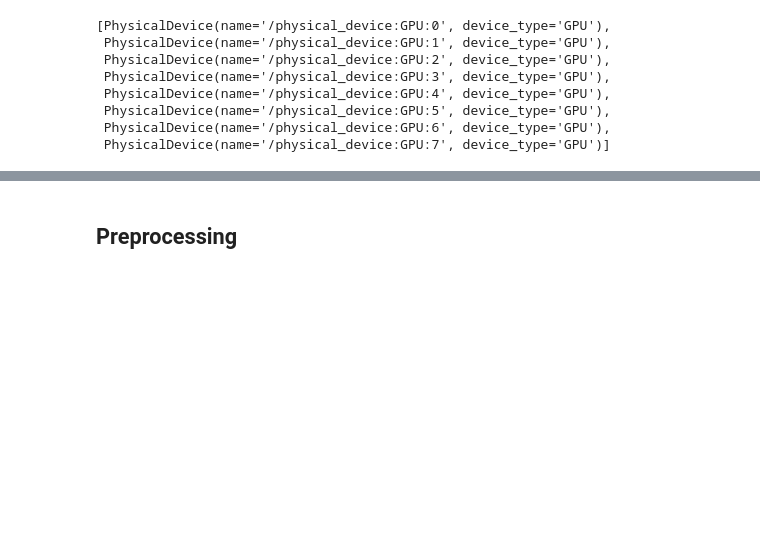
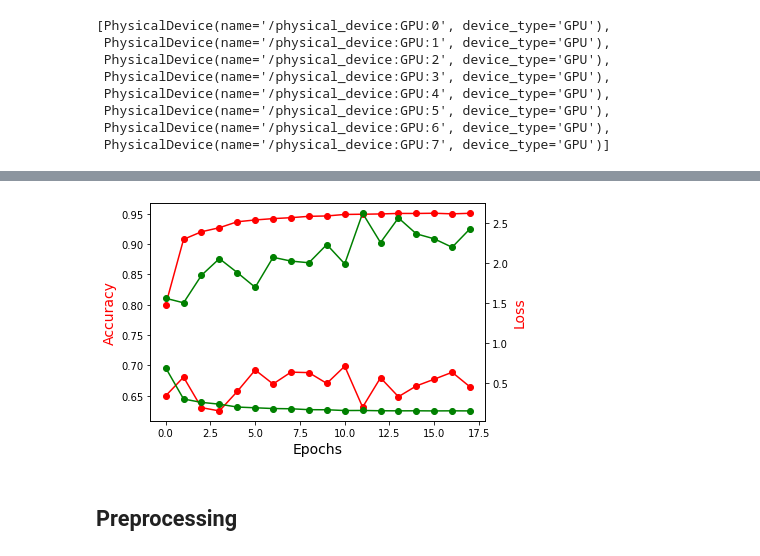
Before and after one commit to Rajatsharma07/Unsupervised-Domain-Adaptation-in-Computer-Vision, a Jupyter notebook: src/AmazonToWebcam.ipynb, the cells around one changed output, grey strips where cells are left out. Saved outputs shown, nothing was run; the diff lists cells and outputs as text; code cells hidden in the pictures; blank space fills up the shorter version.

```diff
--- a/src/AmazonToWebcam.ipynb
+++ b/src/AmazonToWebcam.ipynb
@@ -198,2 +72,6 @@ tf.uint8
 # %%
 os.environ["TF_CPP_MIN_LOG_LEVEL"] = "2"
+# %%
+log_path = r"/root/Master-Thesis2/code/logs/5_Xception_SourceOnly/20210301-074025/training_logs.csv"
+# %%
+logdd = pd.read_csv(log_path,sep=";")
@@ -200,2 +98,20 @@ os.environ["TF_CPP_MIN_LOG_LEVEL"] = "2"
+# %%
+# create figure and axis objects with subplots()
+fig,ax = plt.subplots()
+# make a plot
+ax.plot(logdd.epoch, logdd.accuracy, color="red", marker="o")
+ax.plot(logdd.epoch, logdd.val_accuracy,color="red",marker="o")
+# set x-axis label
+ax.set_xlabel("Epochs",fontsize=14)
+# set y-axis label
+ax.set_ylabel("Accuracy",color="red",fontsize=14)
+
+ax2=ax.twinx()
+ax2.plot(logdd.epoch, logdd.loss,color="green",marker="o")
+ax2.plot(logdd.epoch, logdd.val_loss,color="green",marker="o")
+ax2.set_ylabel("Loss",color="Red",fontsize=14)
+plt.show()
+# %% [output]
+[figure, added]
 # %%
 initializer = tf.keras.initializers.he_normal()  # Layer initializations
```
Also changed, not shown: parts of 24 cells of this notebook, 8 other files.
